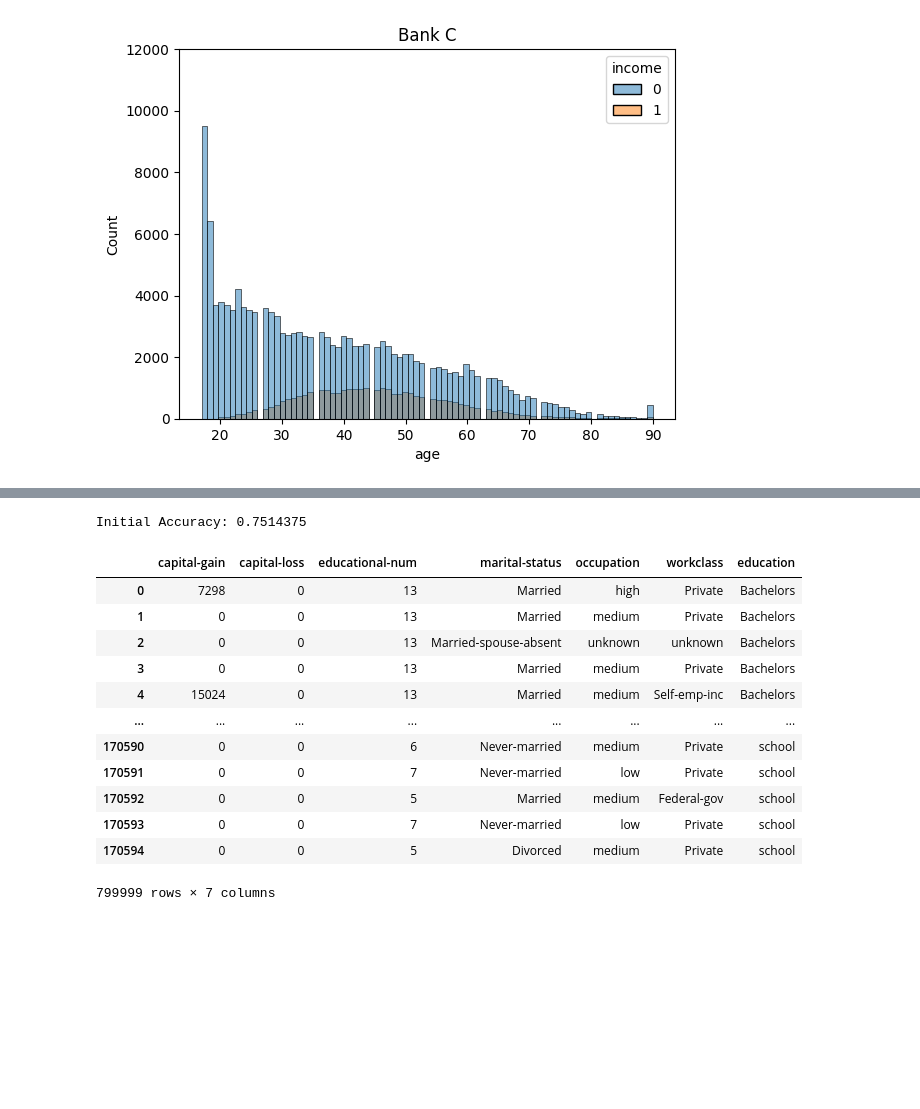
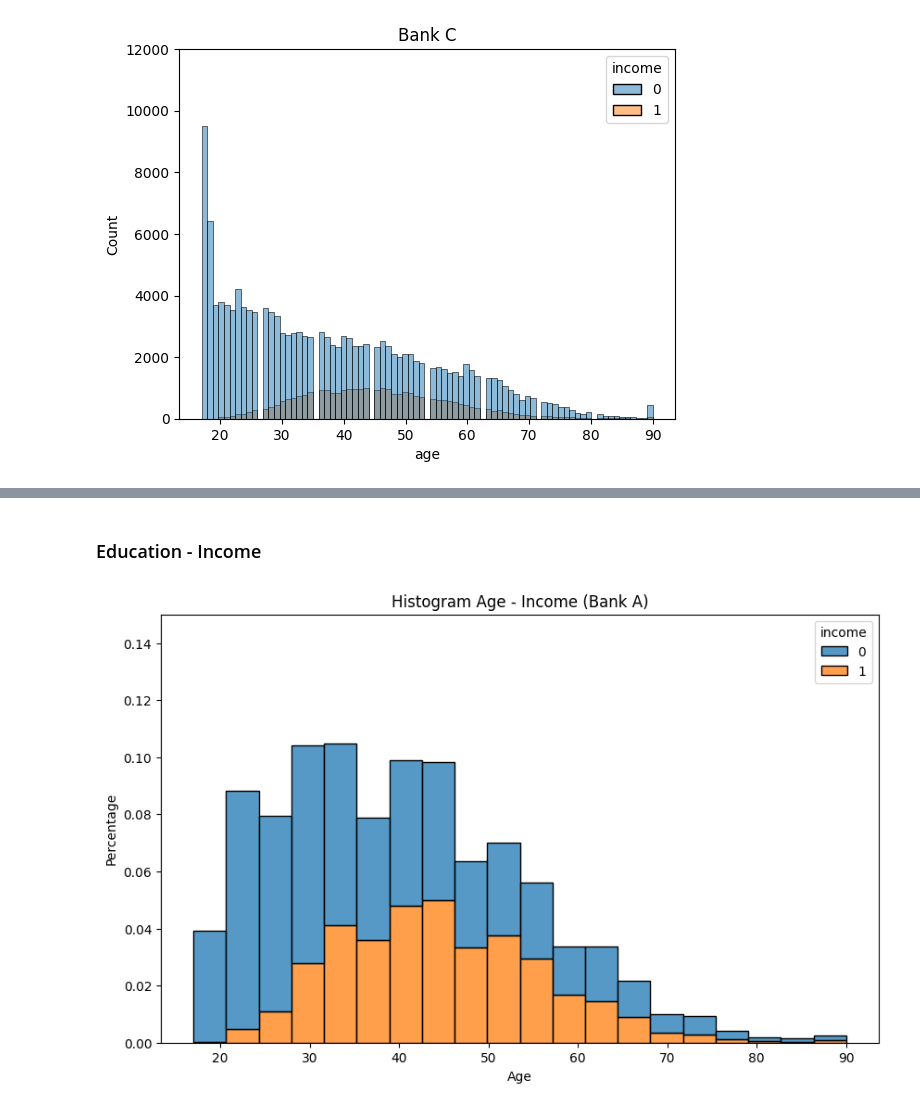
Before and after one commit to mdielacher/FHSTP_FML_assignment2, a Jupyter notebook: notebooks/data_findings.ipynb, the cells around one changed output, grey strips where cells are left out. Drawn from its saved outputs; the diff is of its cells as text; code cells hidden in the pictures; blank space fills up the shorter version.

```diff
--- a/notebooks/data_findings.ipynb
+++ b/notebooks/data_findings.ipynb
@@ -876,27 +772,0 @@ Name: count, dtype: int64
-# %%
-# Train a initial decision tree classifier
-dt_model = DecisionTreeClassifier(random_state=42)
-dt_model.fit(X_train[['age']], y_train)
-
-# Evaluate the initial model
-y_pred = dt_model.predict(X_test[['age']])
-initial_accuracy = accuracy_score(y_test, y_pred)
-print(f"Initial Accuracy: {initial_accuracy}")
-# %% [output]
-Initial Accuracy: 0.7514375
-# %%
-df[['capital-gain', 'capital-loss', 'educational-num', 'marital-status', 'occupation', 'workclass', 'education']]
-# %% [output]
-|  | capital-gain | capital-loss | educational-num | marital-status | occupation | workclass | education |
-| 0 | 7298 | 0 | 13 | Married | high | Private | Bachelors |
-| 1 | 0 | 0 | 13 | Married | medium | Private | Bachelors |
-| 2 | 0 | 0 | 13 | Married-spouse-absent | unknown | unknown | Bachelors |
-| 3 | 0 | 0 | 13 | Married | medium | Private | Bachelors |
-| 4 | 15024 | 0 | 13 | Married | medium | Self-emp-inc | Bachelors |
-| ... | ... | ... | ... | ... | ... | ... | ... |
-| 170590 | 0 | 0 | 6 | Never-married | medium | Private | school |
-| 170591 | 0 | 0 | 7 | Never-married | low | Private | school |
-| 170592 | 0 | 0 | 5 | Married | medium | Federal-gov | school |
-| 170593 | 0 | 0 | 7 | Never-married | low | Private | school |
-| 170594 | 0 | 0 | 5 | Divorced | medium | Private | school |
-799999 rows × 7 columns
@@ -935,0 +773,19 @@ print(f"Best Features: {selected_features}")
+# %% [markdown]
+### Education - Income
+# %%
+# Groupby und Value Counts
+age_income_counts = df_a.groupby(['age', 'income']).size().reset_index(name='count')
+
+# Prozentsätze berechnen
+age_income_counts['percentage'] = age_income_counts['count'] / len(df_a)
+
+# Histogramm mit Seaborn
+plt.figure(figsize=(10, 6))
+plt.ylim(0, 0.15)
+sns.histplot(data=age_income_counts, x='age', hue='income', weights='percentage', bins=20, multiple='stack')
+plt.title('Histogram Age - Income (Bank A)')
+plt.xlabel('Age')
+plt.ylabel('Percentage')
+plt.show()
+# %% [output]
+[figure, added]
```
Also changed, not shown: parts of 46 cells of this notebook.
